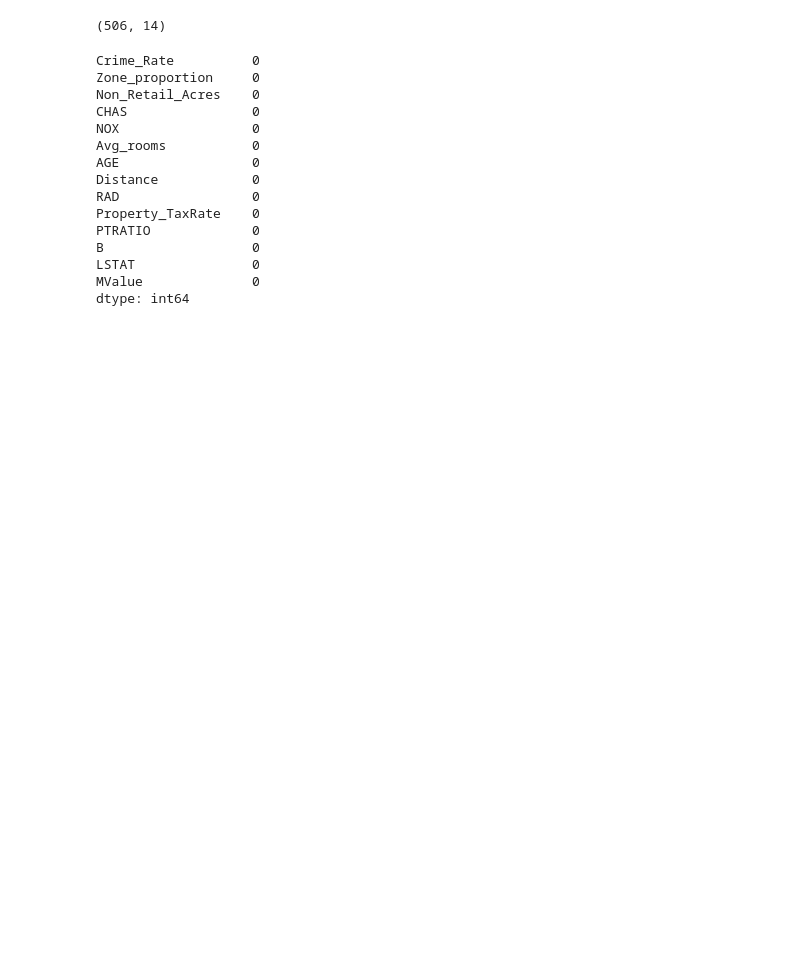
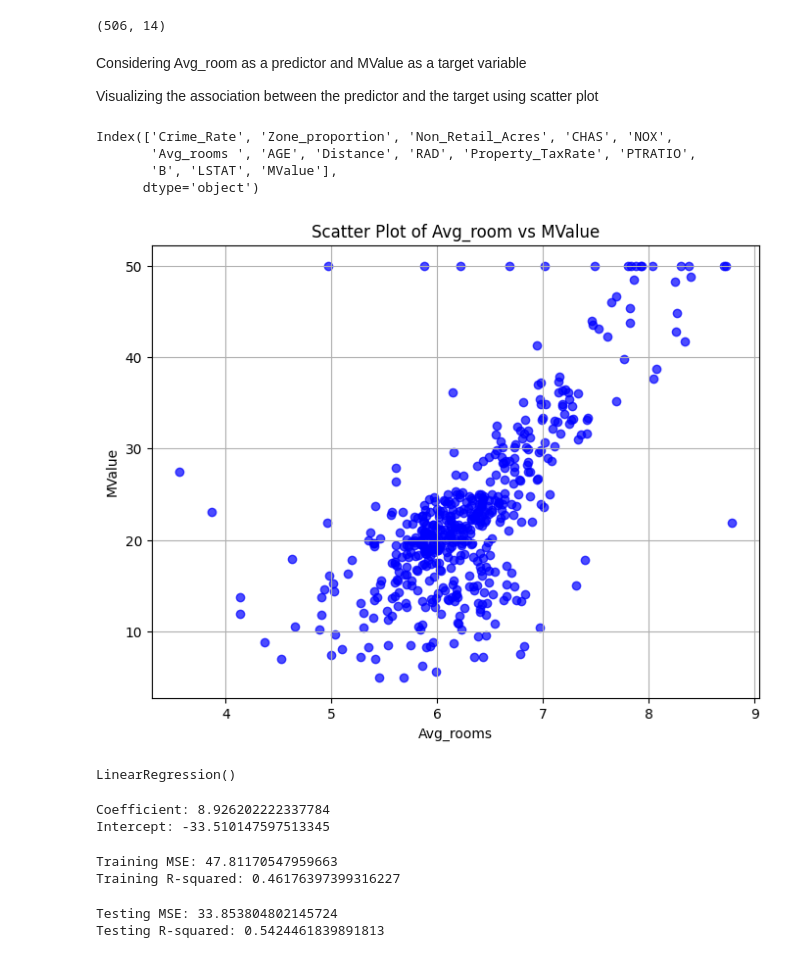
Before and after one commit to 2348562/ML-lab, a Jupyter notebook: 2348562_Program_1.ipynb, the cells around one changed output. Saved outputs shown, nothing was run; the diff lists cells and outputs as text; code cells hidden in the pictures; blank space fills up the shorter version.

```diff
--- a/2348562_Program_1.ipynb
+++ b/2348562_Program_1.ipynb
@@ -61,21 +80,24 @@ df.describe()
 df.shape
 # %% [output]
 (506, 14)
-# %%
-df.isnull().sum()
-# %% [output]
-Crime_Rate          0
-Zone_proportion     0
-Non_Retail_Acres    0
-CHAS                0
-NOX                 0
-Avg_rooms           0
-AGE                 0
-Distance            0
-RAD                 0
-Property_TaxRate    0
-PTRATIO             0
-B                   0
-LSTAT               0
-MValue              0
-dtype: int64
+# %% [markdown]
+Considering Avg_room as a predictor and MValue as a target variable
+
+Visualizing the association between the predictor and the target using scatter plot
+# %%
+print(df.columns)
+# %% [output]
+Index(['Crime_Rate', 'Zone_proportion', 'Non_Retail_Acres', 'CHAS', 'NOX',
+       'Avg_rooms ', 'AGE', 'Distance', 'RAD', 'Property_TaxRate', 'PTRATIO',
+       'B', 'LSTAT', 'MValue'],
+      dtype='object')
+# %%
+plt.figure(figsize=(8, 6))
+plt.scatter(df['Avg_rooms '], df['MValue'], color='blue', alpha=0.7)
+plt.title('Scatter Plot of Avg_room vs MValue')
+plt.xlabel('Avg_rooms')
+plt.ylabel('MValue')
+plt.grid(True)
+plt.show()
+# %% [output]
+[figure, added]
@@ -81,0 +110,34 @@ dtype: int64
+# %%
+#4. Build a Linear Regression model using the training dataset
+model = LinearRegression()
+model.fit(X_train, y_train)
+# %% [output]
+LinearRegression()
+# %%
+# 5. Obtain the coefficient and intercept values for the model
+coeff = model.coef_[0]
+intercept = model.intercept_
+print(f'Coefficient: {coeff}')
+print(f'Intercept: {intercept}')
+# %% [output]
+Coefficient: 8.926202222337784
+Intercept: -33.510147597513345
+# %%
+#6. Evaluate the model using MSE and R-squared values on both training and testing datasets
+y_train_pred = model.predict(X_train)
+train_mse = mean_squared_error(y_train, y_train_pred)
+train_r2 = r2_score(y_train, y_train_pred)
+print(f'Training MSE: {train_mse}')
+print(f'Training R-squared: {train_r2}')
+# %% [output]
+Training MSE: 47.81170547959663
+Training R-squared: 0.46176397399316227
+# %%
+y_test_pred = model.predict(X_test)
+test_mse = mean_squared_error(y_test, y_test_pred)
+test_r2 = r2_score(y_test, y_test_pred)
+print(f'Testing MSE: {test_mse}')
+print(f'Testing R-squared: {test_r2}')
+# %% [output]
+Testing MSE: 33.853804802145724
+Testing R-squared: 0.5424461839891813
```
Also changed, not shown: parts of 4 cells of this notebook.
